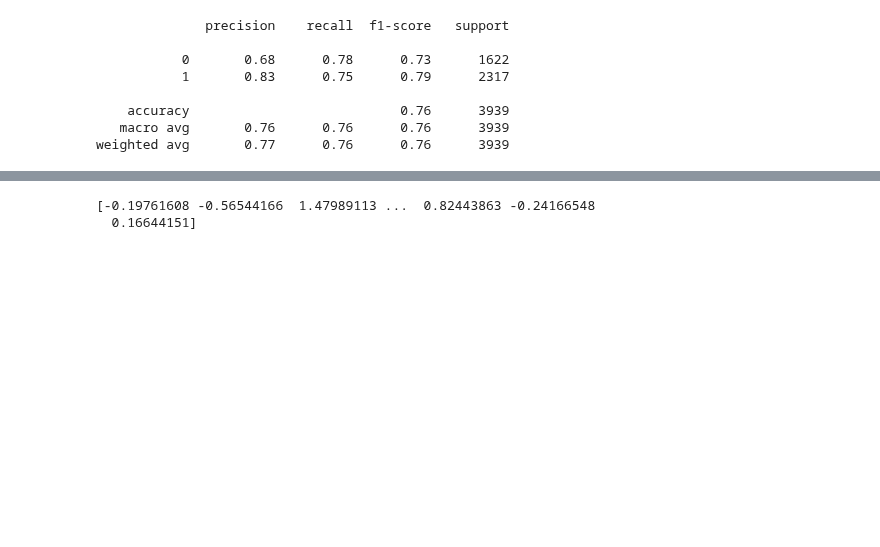
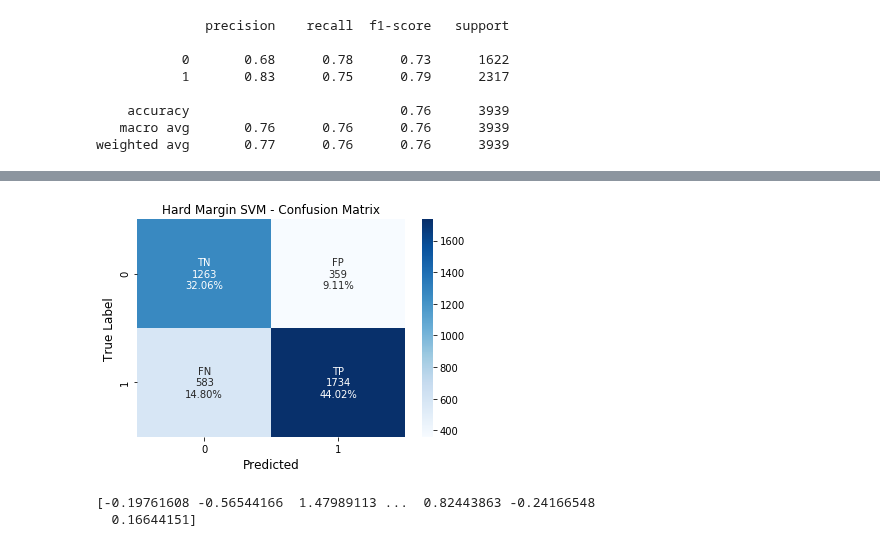
Before and after one commit to gaetanoantonicchio/DataMining-2, a Jupyter notebook: src/Module 2/SVM/SVM_Song-Emotions_classification.ipynb, the cells around one changed output, grey strips where cells are left out. Saved outputs shown, nothing was run; the diff lists cells and outputs as text; code cells hidden in the pictures; blank space fills up the shorter version.

```diff
--- a/src/Module 2/SVM/SVM_Song-Happiness_classification.ipynb
+++ b/src/Module 2/SVM/SVM_Song-Emotions_classification.ipynb
@@ -32,0 +36,20 @@ warnings.filterwarnings('ignore')
+# %%
+# utility function
+def make_confusion_matrix( cfm, title):
+    group_names = ['TN','FP','FN','TP']
+
+    group_counts = ["{0:0.0f}".format(value) for value in
+                cfm.flatten()]
+
+    group_percentages = ["{0:.2%}".format(value) for value in
+                     cfm.flatten()/np.sum(cf_matrix)]
+
+    labels = [f"{v1}\n{v2}\n{v3}" for v1, v2, v3 in
+          zip(group_names,group_counts,group_percentages)]
+
+    labels = np.asarray(labels).reshape(2,2)
+    plt.title(title)
+
+    sns.heatmap(cfm, annot=labels, fmt="", cmap='Blues')
+    plt.ylabel('True Label', fontsize=12)
+    plt.xlabel('Predicted',fontsize=12)
@@ -256,3 +296,7 @@ Legend:
+# %%
+make_confusion_matrix(cf_matrix, 'Hard Margin SVM - Confusion Matrix')
+# %% [output]
+[figure, added]
 # %%
 decision_function = lsvm.decision_function(X_train)
 print(decision_function)
```
Also changed, not shown: parts of 23 cells of this notebook, 1 other file.
